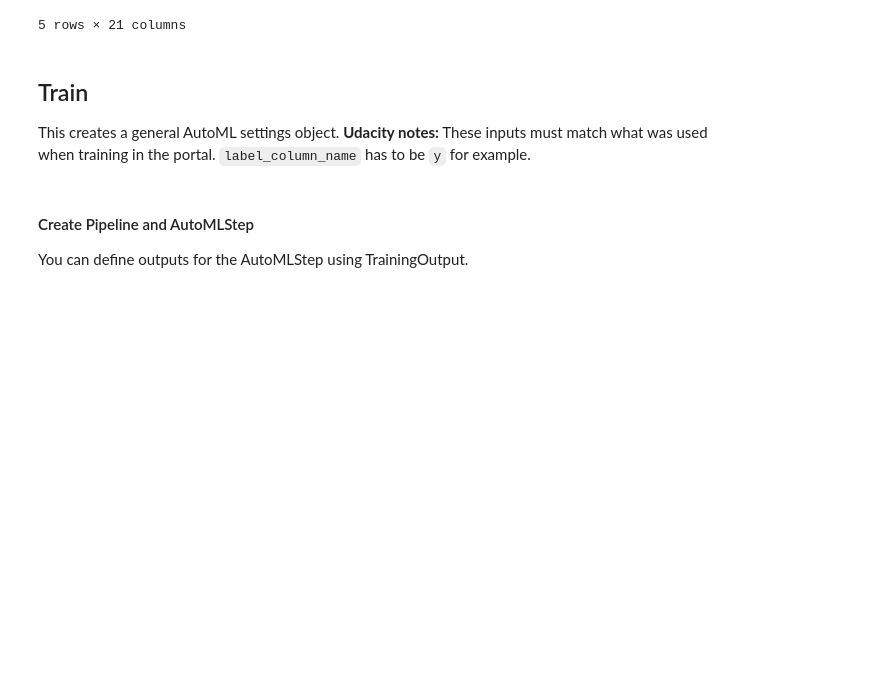
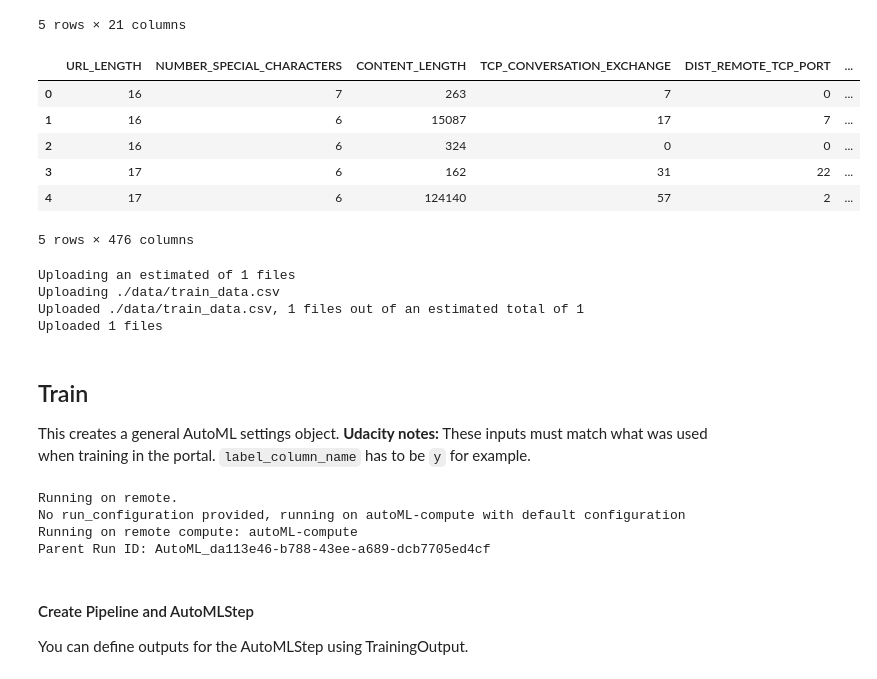
Before and after one commit to Panth-Shah/AzureML_WebsiteClassifier, a Jupyter notebook: starter_file/aml-pipelines-with-automated-machine-learning-step.ipynb, the cells around one changed output. Saved outputs shown, nothing was run; the diff lists cells and outputs as text; code cells hidden in the pictures; blank space fills up the shorter version.

Commit message:
[Capstone Project] - AutoML Run details added

```diff
--- a/starter_file/aml-pipelines-with-automated-machine-learning-step.ipynb
+++ b/starter_file/aml-pipelines-with-automated-machine-learning-step.ipynb
@@ -162,3 +158,17 @@ dataset.take(5).to_pandas_dataframe()
 | 3 | B0_113 | 17 | 6 | ISO-8859-1 | nginx | 162 | US | ... |
 | 4 | B0_403 | 17 | 6 | UTF-8 | None | 124140 | US | ... |
 5 rows × 21 columns
+# %%
+from train import preprocess_inputs
+X, y = preprocess_inputs(df)
+# %%
+X['result'] = y
+X.head()
+# %% [output]
+|  | URL_LENGTH | NUMBER_SPECIAL_CHARACTERS | CONTENT_LENGTH | TCP_CONVERSATION_EXCHANGE | DIST_REMOTE_TCP_PORT | ... |
+| 0 | 16 | 7 | 263 | 7 | 0 | ... |
+| 1 | 16 | 6 | 15087 | 17 | 7 | ... |
+| 2 | 16 | 6 | 324 | 0 | 0 | ... |
+| 3 | 17 | 6 | 162 | 31 | 22 | ... |
+| 4 | 17 | 6 | 124140 | 57 | 2 | ... |
+5 rows × 476 columns
@@ -165,3 +181,22 @@ dataset.take(5).to_pandas_dataframe()
+# %%
+from azureml.core import Workspace, Dataset
+from azureml.data.datapath import DataPath
+
+datastore = ws.get_default_datastore()
+datastore.upload(src_dir='./data', target_path='data', overwrite=True, show_progress=True)
+
+datastore_path =[
+    DataPath(datastore, 'data/train_data.csv')
+]
+
+# Upload the training data as a tabular dataset for access during training on remote compute
+train_data = Dataset.Tabular.from_delimited_files(path=datastore_path)
+label = "result"
+# %% [output]
+Uploading an estimated of 1 files
+Uploading ./data/train_data.csv
+Uploaded ./data/train_data.csv, 1 files out of an estimated total of 1
+Uploaded 1 files
 # %% [markdown]
 ## Train
 This creates a general AutoML settings object.
@@ -183,2 +224,14 @@ automl_config = AutoMLConfig(compute_target=compute_target,
                              **automl_settings
                             )
+# %%
+# Submit your automl run
+
+automl_exp = Experiment(workspace=ws, name="capestone_AutoML")
+automl_run = automl_exp.submit(automl_config, show_output = True)
+RunDetails(automl_run).show()
+automl_run.wait_for_completion(show_output=True)
+# %% [output]
+Running on remote.
+No run_configuration provided, running on autoML-compute with default configuration
+Running on remote compute: autoML-compute
+Parent Run ID: AutoML_da113e46-b788-43ee-a689-dcb7705ed4cf
```
Also changed, not shown: parts of 12 cells of this notebook, 3 other files.
